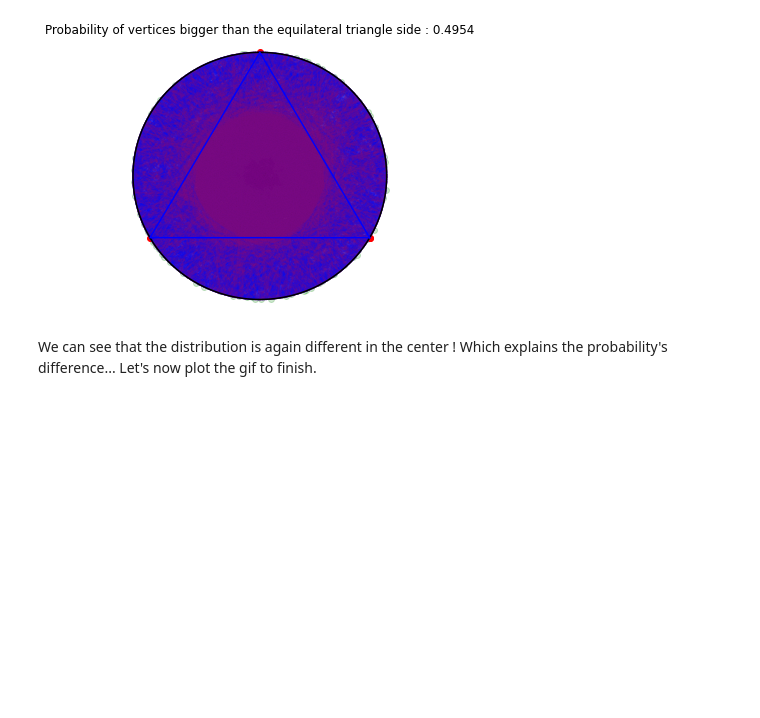
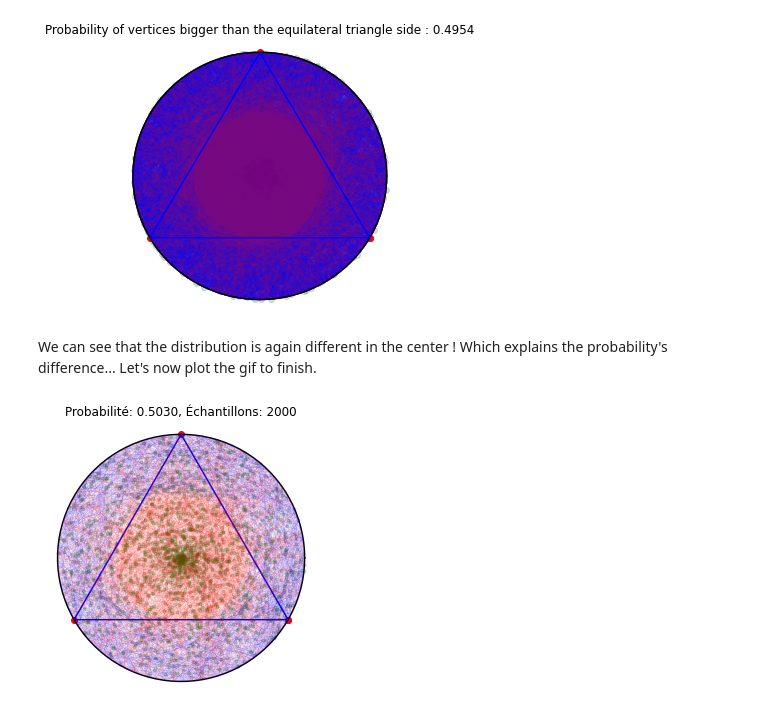
Before and after one commit to ethantrentin/Mathematics-Magic, a Jupyter notebook: Bertrand_Paradox.ipynb, the cells around one changed output. Cells and saved outputs as stored; diff of their text form; code cells hidden in the pictures; blank space fills up the shorter version.

```diff
--- a/Bertrand_Paradox.ipynb
+++ b/Bertrand_Paradox.ipynb
@@ -693,31 +693,33 @@ def animate(i):
     current_valid = valid[start:end]
 
     segments_valid = []
     segments_invalid = []
 
     for j in range(len(current_x_mid)):
         segment = [current_endpoint1[j], current_endpoint2[j]]
         if current_valid[j]:
             segments_valid.append(segment)
         else:
             segments_invalid.append(segment)
 
         ax.scatter(current_x_mid[j], current_y_mid[j], color='green', s=10, alpha=0.2)
 
     if segments_valid:
         ax.add_collection(LineCollection(segments_valid, colors='red', alpha=0.1, linewidths=0.5))
     if segments_invalid:
         ax.add_collection(LineCollection(segments_invalid, colors='blue', alpha=0.1, linewidths=0.5))
 
     count += np.sum(current_valid)
     current_total = end
     prob = count / current_total if current_total > 0 else 0
     title.set_text(f"Probabilité: {prob:.4f}, Échantillons: {current_total}")
 
     return [title]
 
 ani = FuncAnimation(fig, animate, frames=num_batches, init_func=lambda: [title], blit=False, repeat=False)
 
-ani.save('chords_animation.gif', writer='pillow', fps=20)
+ani.save('Methods_3_chords_animation.gif', writer='pillow', fps=20)
 
 plt.show()
+# %% [output]
+[figure, added]
```
